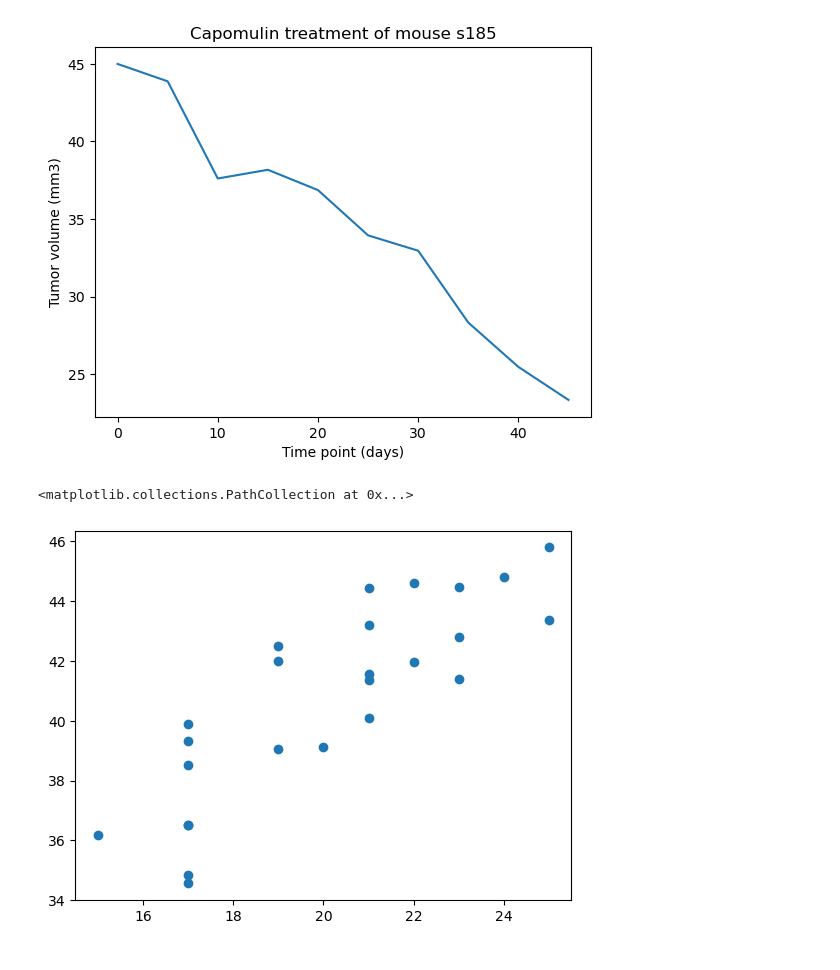
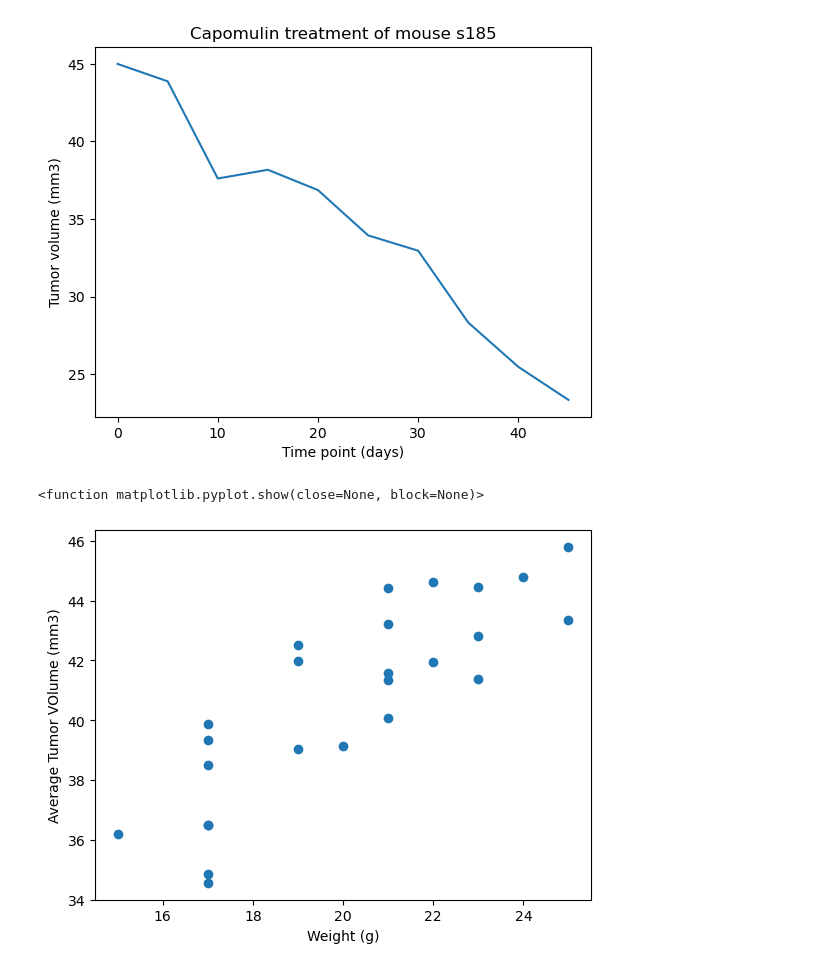
Before and after one commit to jyeags45/Module_5_assignement, a Jupyter notebook: Mice Data.ipynb, the cells around one changed output. Saved outputs shown, nothing was run; the diff lists cells and outputs as text; code cells hidden in the pictures.

```diff
--- a/Mice Data.ipynb
+++ b/Mice Data.ipynb
@@ -380,8 +381,9 @@ mouse_weights = capomulin_mice.groupby('Mouse ID')['Weight (g)'].mean()
 # %%
 # scatter plot creation
 plt.scatter(mouse_weights, avg_tumor_volume)
 plt.xlabel("Weight (g)")
-plt
+plt.ylabel("Average Tumor VOlume (mm3)")
+plt.show
 # %% [output]
-<matplotlib.collections.PathCollection at 0x...>
+<function matplotlib.pyplot.show(close=None, block=None)>
-[figure, old version]
+[figure, new version]
```
Also changed, not shown: parts of 4 cells of this notebook.
